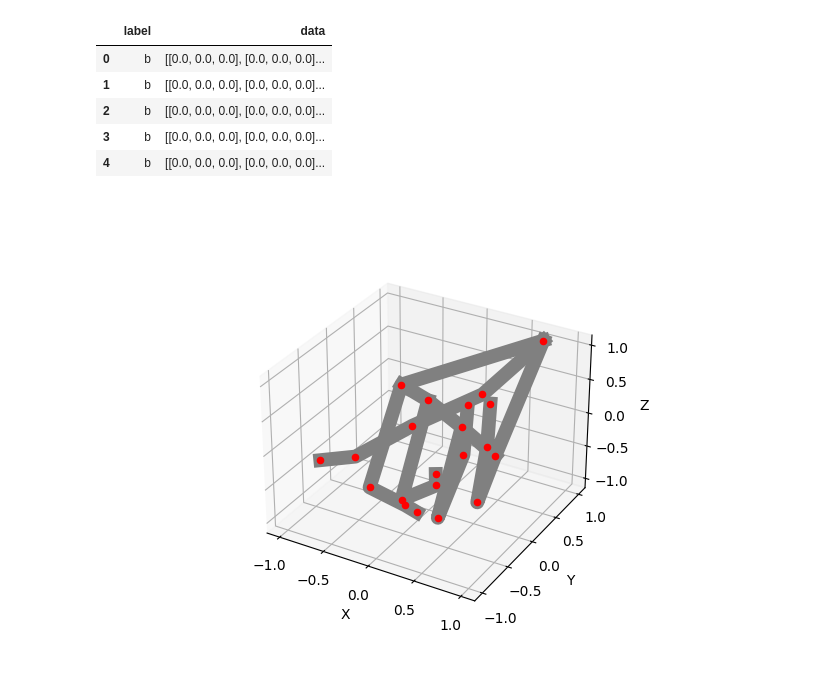
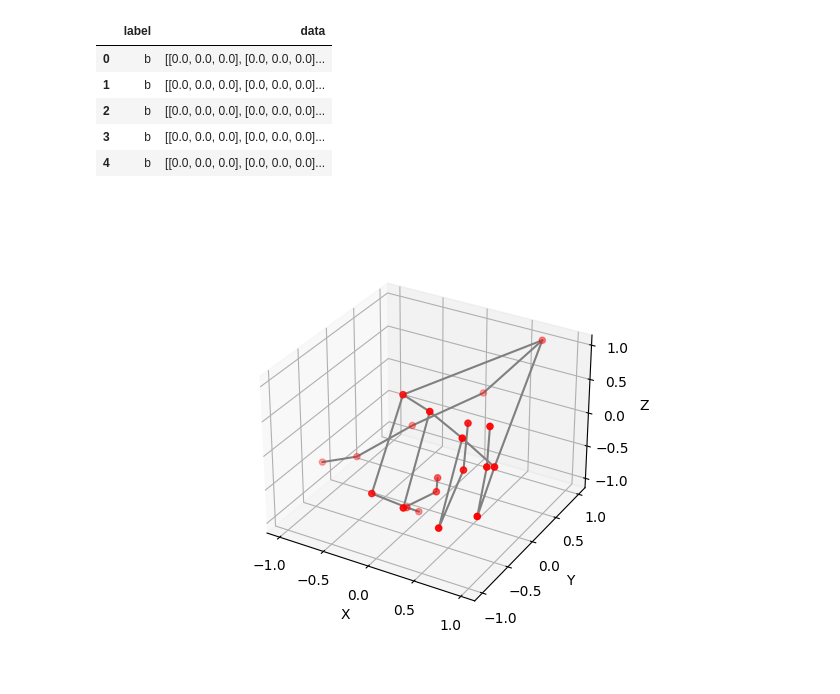
Before and after one commit to danimelchor/asl-to-text, a Jupyter notebook: src/graphs.ipynb, the cells around one changed output. Drawn from its saved outputs; the diff is of its cells as text; code cells hidden in the pictures.

```diff
--- a/src/graphs.ipynb
+++ b/src/graphs.ipynb
@@ -40,7 +40,7 @@ def plot_hand(points):
 
     # Draw lines
     for line in lines:
-        ax.plot3D(line[:,0], line[:,1], line[:,2], 'gray', linewidth=7)
+        ax.plot3D(line[:,0], line[:,1], line[:,2], 'gray')
 
     # Set axis
     ax.set_xlabel('X')
@@ -50,8 +50,8 @@ def plot_hand(points):
     plt.show()
 # %%
 # Get a matrix representing the letter A
-a = df[df['label'] == 'a'].iloc[5]['data']
+a = df[df['label'] == 'a'].iloc[0]['data']
 a = np.array(a)[21:]
 plot_hand(a)
 # %% [output]
-[figure, old version]
+[figure, new version]
```
Also changed, not shown: 4 other files.
